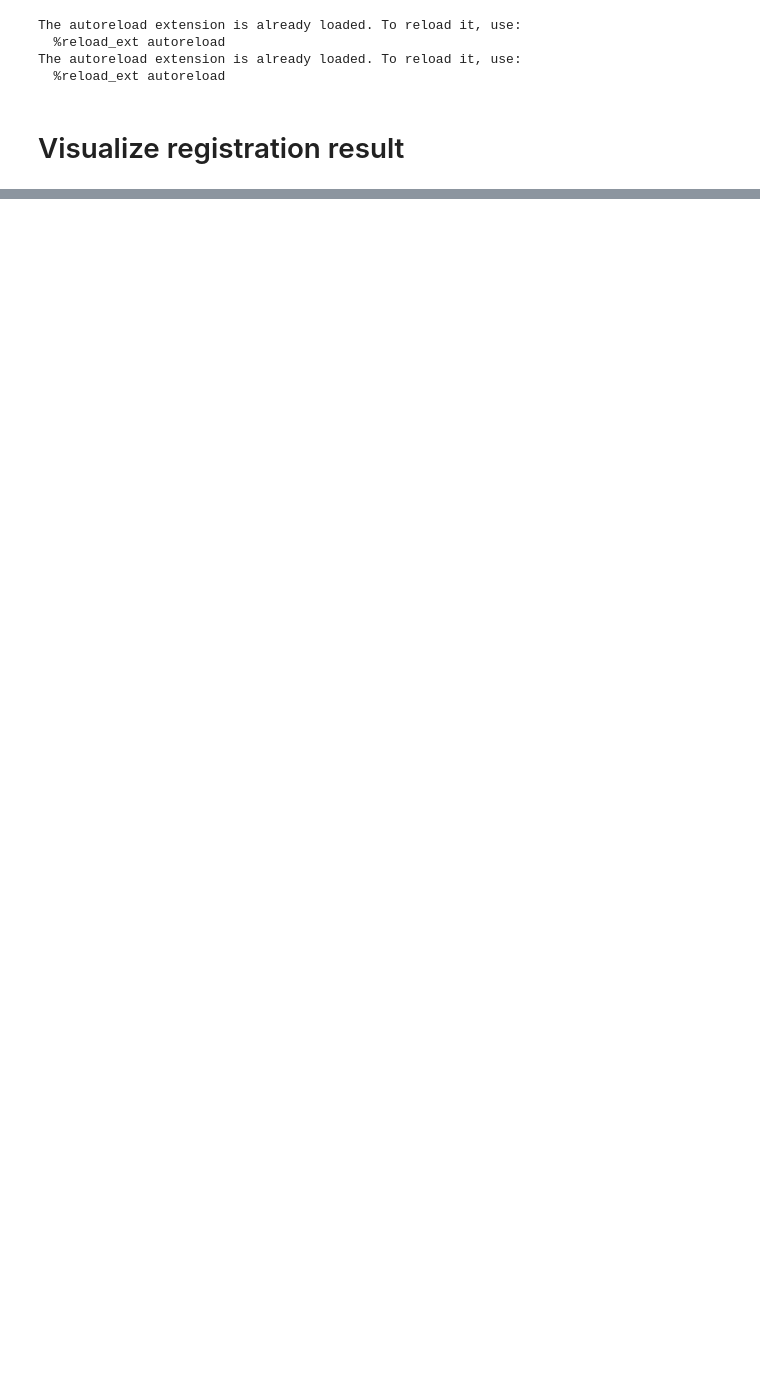
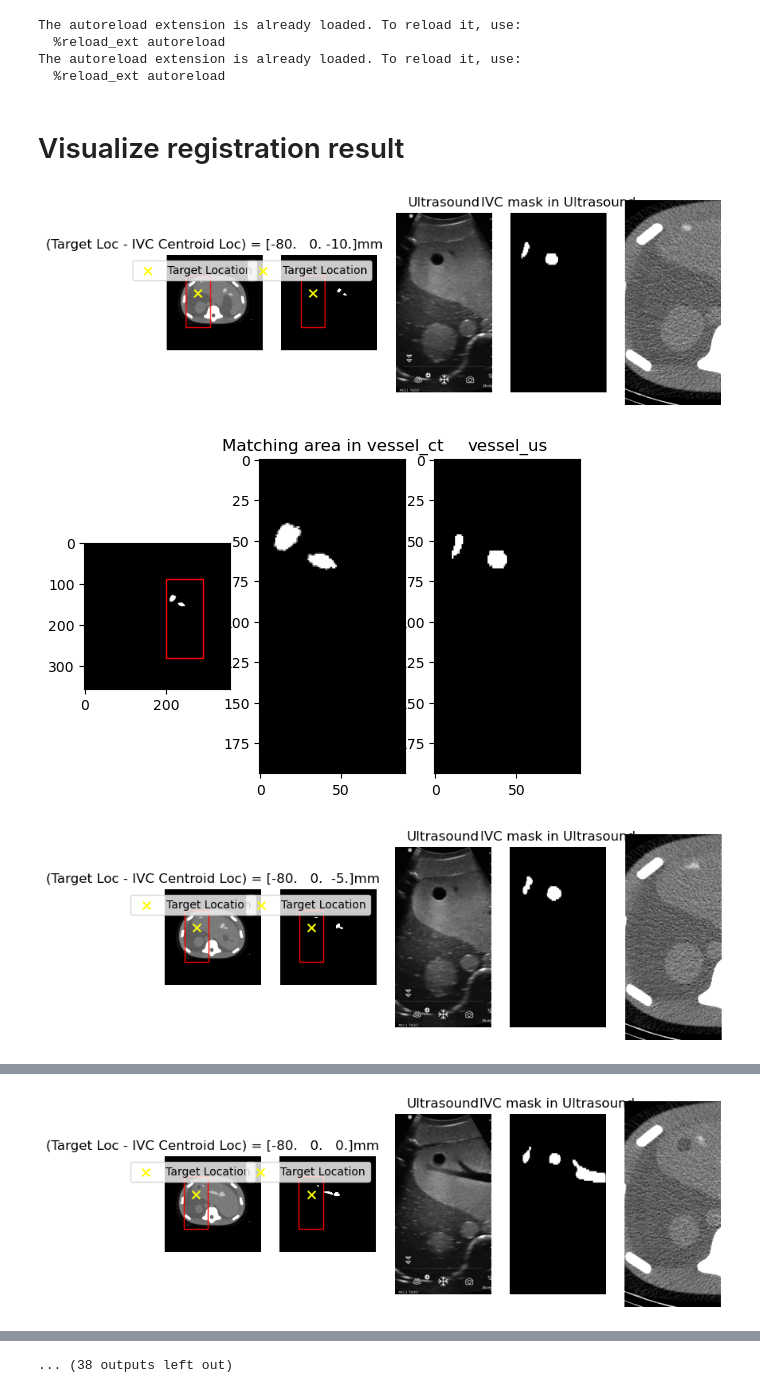
Before and after one commit to CoNG-harvard/robotic-ultrasound, a Jupyter notebook: notebooks/UltrasoundNavigation/local matching.ipynb, the cells around one changed output, grey strips where cells are left out. Saved outputs shown, nothing was run; the diff lists cells and outputs as text; code cells hidden in the pictures; blank space fills up the shorter version.

Commit message:
Finish local_match metric function

```diff
--- a/notebooks/UltrasoundNavigation/local matching.ipynb
+++ b/notebooks/UltrasoundNavigation/local matching.ipynb
@@ -127,0 +230,62 @@ yspacing = sp['yspacing']
+# %%
+for i in range(len(frames)):
+    loc = target_locs[i]
+    frame = frames[i]
+
+    pix = body_ct.TransformPhysicalPointToIndex(loc)
+
+    plt.figure(figsize=(9,6))
+
+    ax = plt.subplot(1,5,1)
+    visualize_body(body_ct,pix,'Target Location',vmin=0.6,vmax=0.8,ax=ax)
+
+    # Only plot the horizontal slice.
+    img = sitk.GetArrayViewFromImage(body_ct).astype(float)
+    img = np.swapaxes(img,0,2)
+    img = np.array(img)
+    img += -np.min(img)
+    img /= np.max(img)
+    l,p,s = pix
+    slice = np.squeeze(img[:,:,s]).T
+    t = upper_boundary(slice,l)
+    w,h = np.array(vessel_us.GetSize()[:2])*np.array([xspacing,yspacing])/np.array(vessel_ct.GetSpacing()[:2])
+    draw_us_box(ax,l,t,w,h)
+
+    ax.set_title('(Target Loc - IVC Centroid Loc) = {}mm'.format(loc-origin))
+
+    ax = plt.subplot(1,5,2)
+    visualize_body(vessel_ct,pix,'Target Location',vmin=0.6,vmax=0.8,ax=ax)
+    draw_us_box(ax,l,t,w,h)
+
+
+    ax = plt.subplot(1,5,3)
+    ax.axis('off')
+    ax.imshow(to_grayscale(frame[100:1040]),cmap = 'gray')
+    ax.set_title('Ultrasound')
+
+    ax = plt.subplot(1,5,4)
+    pred_mask = bunny_mask_predict(vessel_model,frame,device)
+    ax.axis('off')
+    ax.imshow(pred_mask[100:1040],cmap = 'gray')
+    ax.set_title('IVC mask in Ultrasound')
+
+    plt.subplot(1,5,5)
+    plt.axis('off')
+    plt.imshow(slice[t:int(t+h),int(l-w/2):int(l+w/2)],cmap='gray',vmin = 0.6,vmax=0.8)
+
+    plt.show()
+
+    # Standardize the resolution for US and CT vessel slice images.b
+    vessel_ct_slice = get_slice_at(vessel_ct,pix)
+    vessel_ct_slice = sitk.GetImageFromArray(vessel_ct_slice)
+    vessel_ct_slice.SetSpacing(vessel_ct.GetSpacing()[:2])
+
+    vessel_us_slice = pred_mask.T
+    vessel_us_slice = sitk.GetImageFromArray(vessel_us_slice)
+    vessel_us_slice.SetSpacing([xspacing,yspacing])
+
+    local_match(vessel_ct_slice,vessel_us_slice,visualize=True)
+# %% [output]
+[figure, added]
+[figure, added]
+[figure, added]
@@ -127,0 +293 @@ yspacing = sp['yspacing']
+[figure, added]
@@ -128,2 +301,3 @@ yspacing = sp['yspacing']
+... (38 outputs left out)
 # %%
 # %% [output]
```
Also changed, not shown: parts of 16 cells of this notebook.
